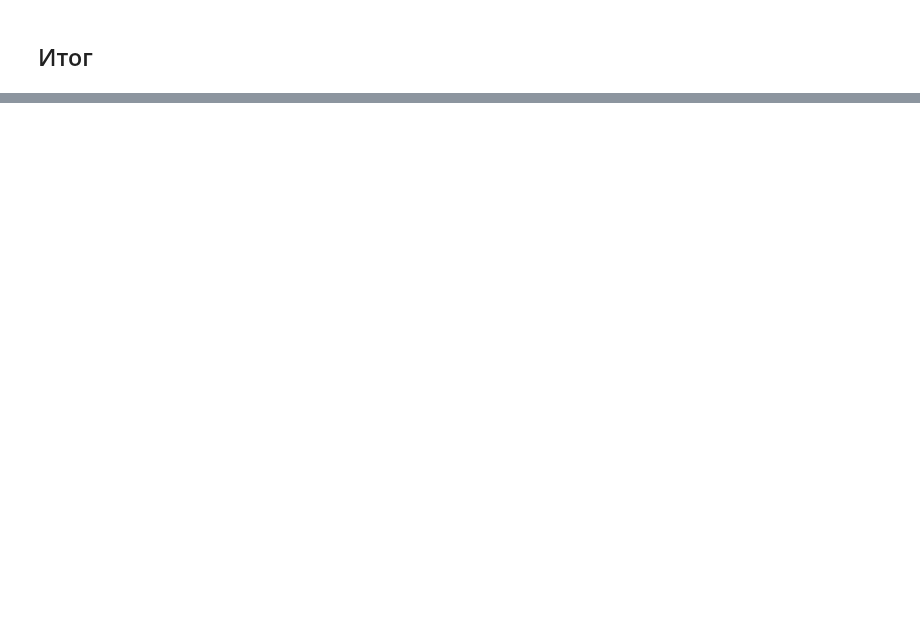
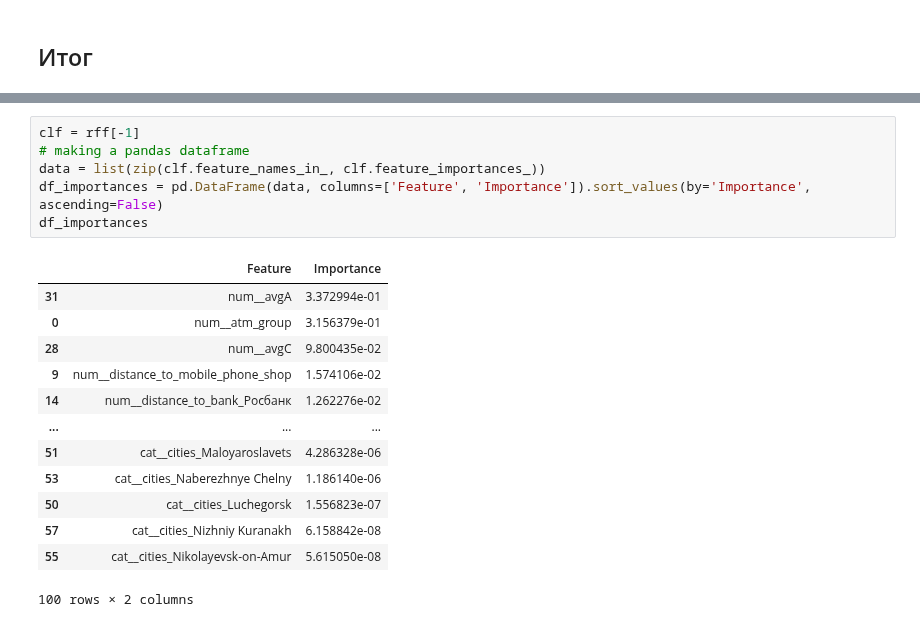
Before and after one commit to Igorkimrb/Search_locations_for_ATMs, a Jupyter notebook: learning/Agg_ML_Models.ipynb, the cells around one changed output, grey strips where cells are left out. Saved outputs shown, nothing was run; the diff lists cells and outputs as text; blank space fills up the shorter version.

```diff
--- a/learning/Agg_ML_Models.ipynb
+++ b/learning/Agg_ML_Models.ipynb
@@ -423,0 +739,20 @@ norm_metrics
+# %%
+clf = rff[-1]
+# making a pandas dataframe
+data = list(zip(clf.feature_names_in_, clf.feature_importances_))
+df_importances = pd.DataFrame(data, columns=['Feature', 'Importance']).sort_values(by='Importance', ascending=False)
+df_importances
+# %% [output]
+|  | Feature | Importance |
+| 31 | num__avgA | 3.372994e-01 |
+| 0 | num__atm_group | 3.156379e-01 |
+| 28 | num__avgC | 9.800435e-02 |
+| 9 | num__distance_to_mobile_phone_shop | 1.574106e-02 |
+| 14 | num__distance_to_bank_Росбанк | 1.262276e-02 |
+| ... | ... | ... |
+| 51 | cat__cities_Maloyaroslavets | 4.286328e-06 |
+| 53 | cat__cities_Naberezhnye Chelny | 1.186140e-06 |
+| 50 | cat__cities_Luchegorsk | 1.556823e-07 |
+| 57 | cat__cities_Nizhniy Kuranakh | 6.158842e-08 |
+| 55 | cat__cities_Nikolayevsk-on-Amur | 5.615050e-08 |
+100 rows × 2 columns
```
Also changed, not shown: parts of 44 cells of this notebook, 11 other files.
